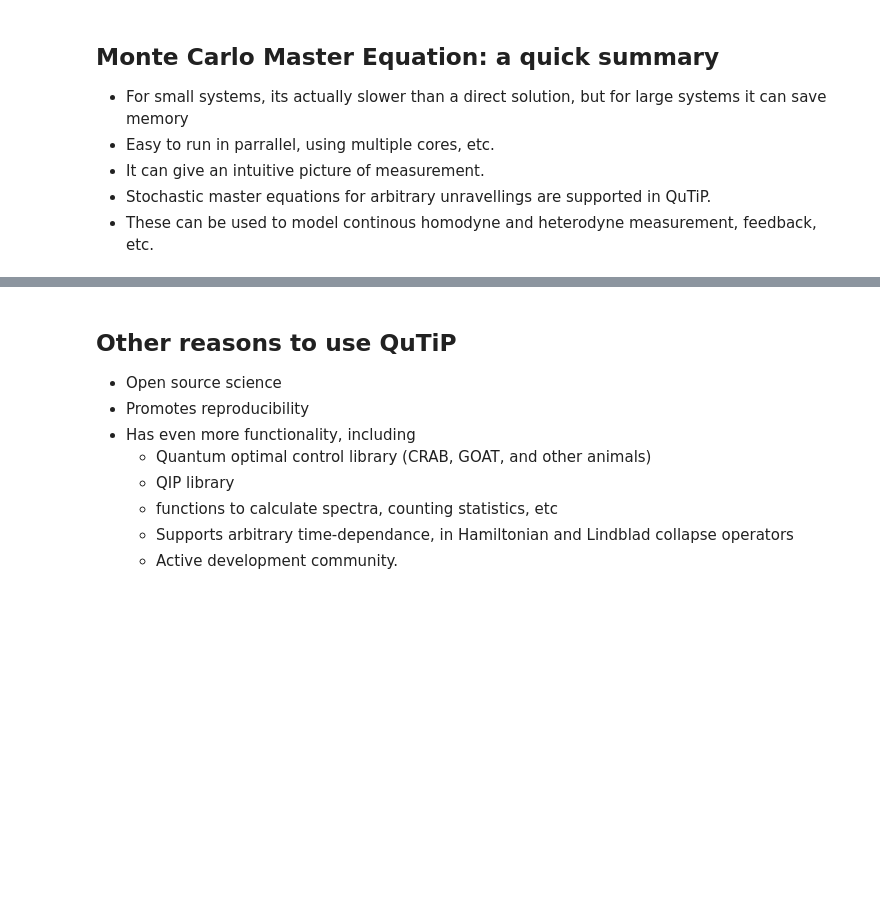
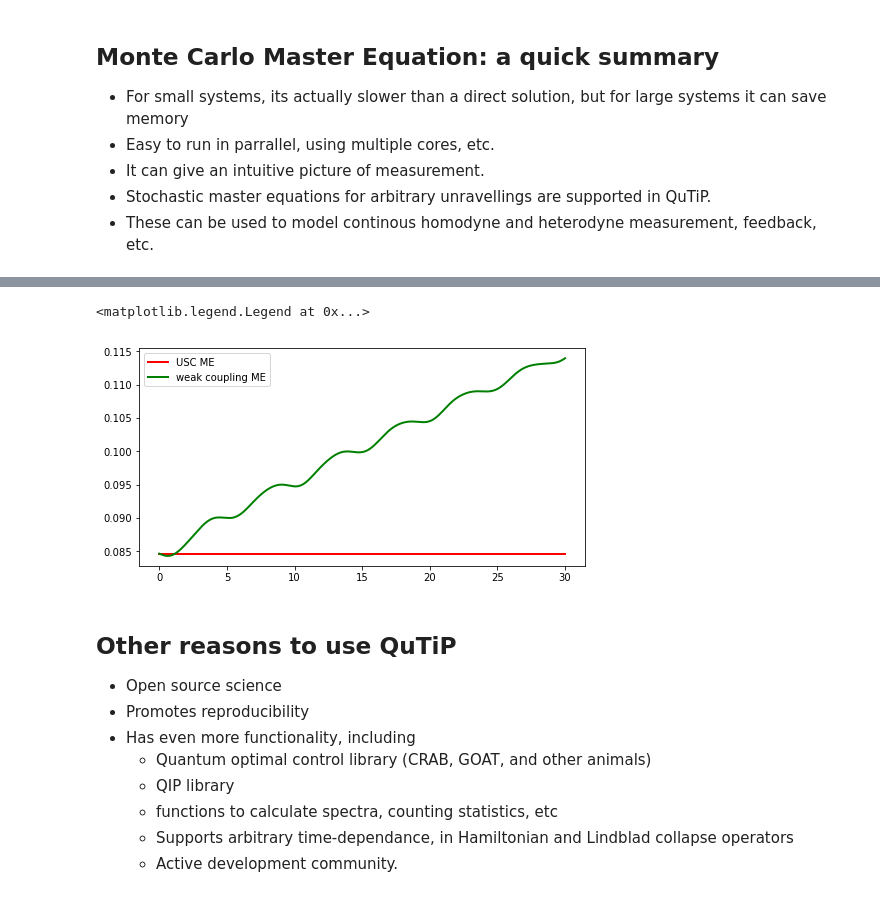
Before and after one commit to nwlambert/lectures, a Jupyter notebook: Lecture on Open quantum systems.ipynb, the cells around one changed output, grey strips where cells are left out. Saved outputs shown, nothing was run; the diff lists cells and outputs as text; code cells hidden in the pictures; blank space fills up the shorter version.

```diff
--- a/Lecture on Open quantum systems.ipynb
+++ b/Lecture on Open quantum systems.ipynb
@@ -966,3 +1198,12 @@ fig.savefig("monte.png")
+# %%
+
+fig, axes = plt.subplots(1, 1, sharex=True, figsize=(8,4))
+axes.plot(tlist, output.expect[0], 'r', linewidth=2, label="USC ME")
+axes.plot(tlist, outputalt.expect[0], 'g', linewidth=2, label="weak coupling ME")
+axes.legend(loc=0)
+# %% [output]
+<matplotlib.legend.Legend at 0x...>
+[figure, added]
 # %% [markdown]
 ## Other reasons to use QuTiP
 
```
Also changed, not shown: parts of 12 cells of this notebook.
